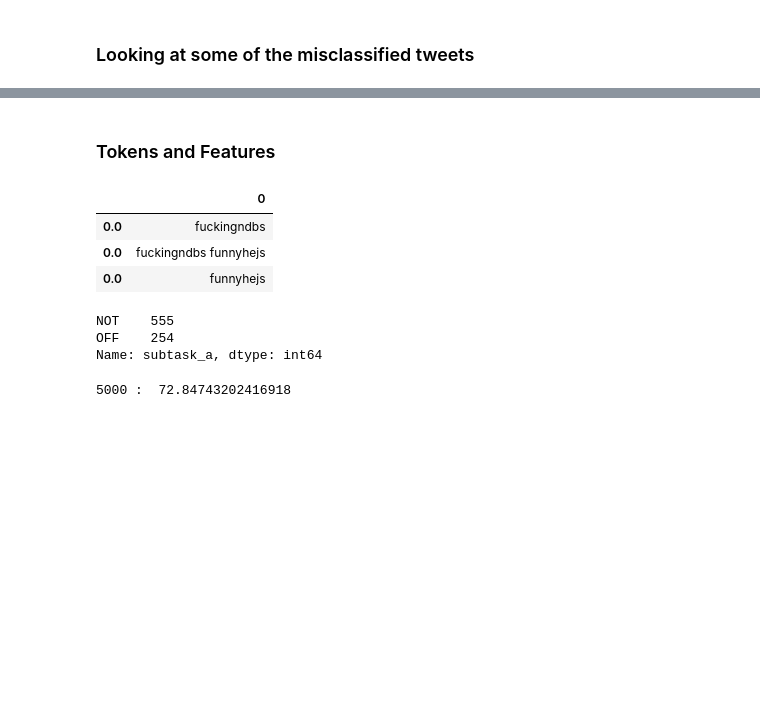
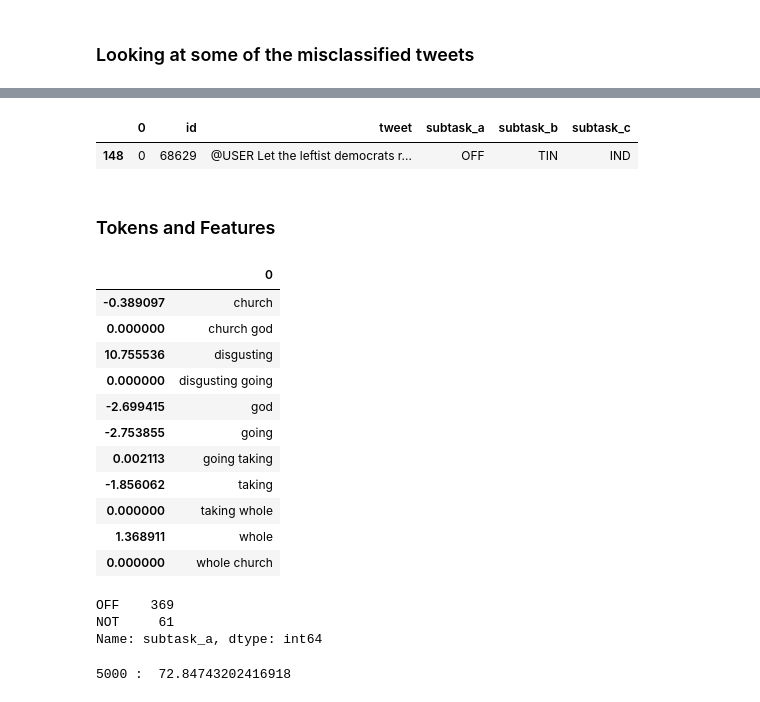
Before and after one commit to mramakrishnan-chwy/Hate-Speech-Identification, a Jupyter notebook: Hate Speech Classifier.ipynb, the cells around one changed output, grey strips where cells are left out. Saved outputs shown, nothing was run; the diff lists cells and outputs as text; code cells hidden in the pictures; blank space fills up the shorter version.

```diff
--- a/Hate Speech Classifier.ipynb
+++ b/Hate Speech Classifier.ipynb
@@ -235,11 +304,11 @@ tfidf_data = tfidf_counts.fit_transform(train_df.tweet)
 # %%
-X_train, X_test, y_train, y_test =  train_test_split(bow_data,train_df.subtask_a,test_size = 0.2)
+X_train, X_test, y_train, y_test =  train_test_split(X,train_df.subtask_a,test_size = 0.2)
 # %% [markdown]
 ### Model Creation
 # %% [markdown]
 #### Logistic Regression Model
 # %%
-for C in [0.75,1,10,50,100,1000,5000]:
+for C in [0.75,1,2,0.5]:
     lr_model = LogisticRegression(C = C)
     lr_model.fit(X_train,y_train)
     test_pred = lr_model.predict(X_test)
@@ -260,0 +329,4 @@ for C in [0.75,1,10,50,100,1000,5000]:
+# %%
+rf_model = RandomForestClassifier(n_estimators = 50)
+rf_model.fit(X_train,y_train)
+test_pred = rf_model.predict(X_test)
@@ -260,0 +344,4 @@ for C in [0.75,1,10,50,100,1000,5000]:
+# %%
+xgb_model = XGBClassifier(n_estimators = 500, max_depth= 6,learning_rate = 0.3)
+xgb_model.fit(X_train,y_train)
+test_pred = xgb_model.predict(X_test)
@@ -309,29 +406,42 @@ misclassified_tweets.head(10)
+# %%
+misclassified_tweets.head(1)
+# %% [output]
+|  | 0 | id | tweet | subtask_a | subtask_b | subtask_c |
+| 148 | 0 | 68629 | @USER Let the leftist democrats r... | OFF | TIN | IND |
 # %%
 #misclassified_tweets.to_csv('misclassified_tweets.csv',index = False)
 # %% [markdown]
 ### Tokens and Features
 # %%
-position_of_misclassified = 12
+position_of_misclassified = 3
 
 
 non_zero_features = [pos for pos,each in enumerate(X_test_misclassified[position_of_misclassified]) if each > 0]
 
 tokens = np.array(bow_counts.get_feature_names())[non_zero_features]
 
 words = [bow_counts.get_feature_names().index(each) for each in tokens]
 score = [lr_model.coef_[0][each] for each in words]
 
 pd.DataFrame(tokens,score)
 # %% [output]
 |  | 0 |
-| 0.0 | fuckingndbs |
-| 0.0 | fuckingndbs funnyhejs |
-| 0.0 | funnyhejs |
+| -0.389097 | church |
+| 0.000000 | church god |
+| 10.755536 | disgusting |
+| 0.000000 | disgusting going |
+| -2.699415 | god |
+| -2.753855 | going |
+| 0.002113 | going taking |
+| -1.856062 | taking |
+| 0.000000 | taking whole |
+| 1.368911 | whole |
+| 0.000000 | whole church |
 # %%
-train_df[train_df.tweet.str.contains('act')].subtask_a.value_counts()
+train_df[train_df.tweet.str.contains('shit')].subtask_a.value_counts()
 # %% [output]
-NOT    555
-OFF    254
+OFF    369
+NOT     61
 Name: subtask_a, dtype: int64
 # %%
 lr_model = LogisticRegression(C = 2500)
```
Also changed, not shown: parts of 35 cells of this notebook.
